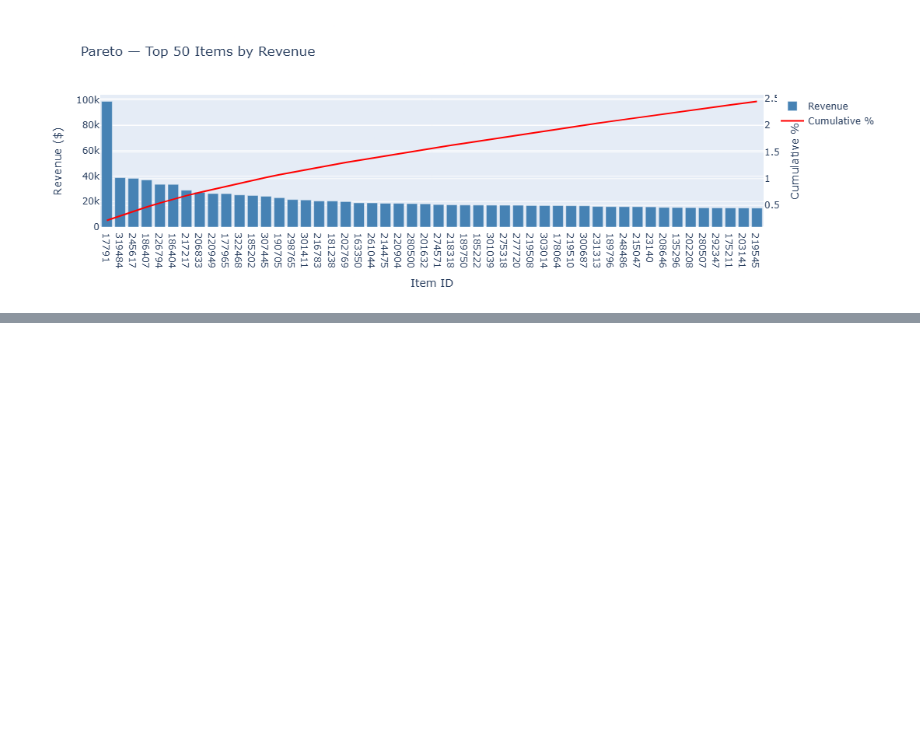
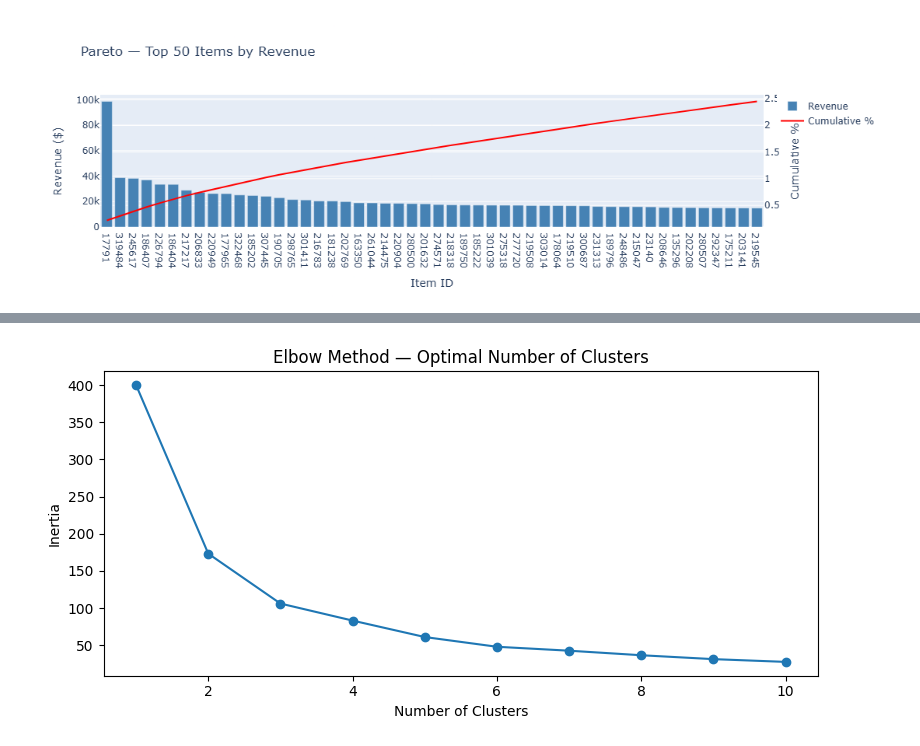
Before and after one commit to ThecrypsycH/Retail-Sales-Analysis, a Jupyter notebook: Retail_Sales_Analysis.ipynb, the cells around one changed output, grey strips where cells are left out. Saved outputs shown, nothing was run; the diff lists cells and outputs as text; code cells hidden in the pictures; blank space fills up the shorter version.

Commit message:
Add K-Means clustering and store segmentation

```diff
--- a/Retail_Sales_Analysis.ipynb
+++ b/Retail_Sales_Analysis.ipynb
@@ -458,0 +505,37 @@ fig.show()
+# %%
+from sklearn.cluster import KMeans
+from sklearn.preprocessing import StandardScaler
+import matplotlib.pyplot as plt
+
+# Build location-level feature set
+cluster_df = df.groupby('LocationID').agg(
+    Total_Sales=('Total_Sales_Dollars', 'sum'),
+    Total_Margin=('Sum_GrossMarginAmount', 'sum'),
+    Total_Units=('Total_Sales_Units', 'sum'),
+    Markdown_Sales=('Sum_Markdown_Sales_Dollars', 'sum')
+).reset_index()
+
+cluster_df['Margin_Pct'] = (cluster_df['Total_Margin'] / cluster_df['Total_Sales']) * 100
+cluster_df['Markdown_Pct'] = (cluster_df['Markdown_Sales'] / cluster_df['Total_Sales']) * 100
+
+# Scale the features
+features = ['Total_Sales', 'Margin_Pct', 'Markdown_Pct', 'Total_Units']
+scaler = StandardScaler()
+scaled = scaler.fit_transform(cluster_df[features])
+
+# Find optimal clusters using elbow method
+inertia = []
+for k in range(1, 11):
+    km = KMeans(n_clusters=k, random_state=42, n_init=10)
+    km.fit(scaled)
+    inertia.append(km.inertia_)
+
+plt.figure(figsize=(8,4))
+plt.plot(range(1, 11), inertia, marker='o')
+plt.title('Elbow Method — Optimal Number of Clusters')
+plt.xlabel('Number of Clusters')
+plt.ylabel('Inertia')
+plt.tight_layout()
+plt.show()
+# %% [output]
+[figure, added]
```
Also changed, not shown: parts of 5 cells of this notebook.
